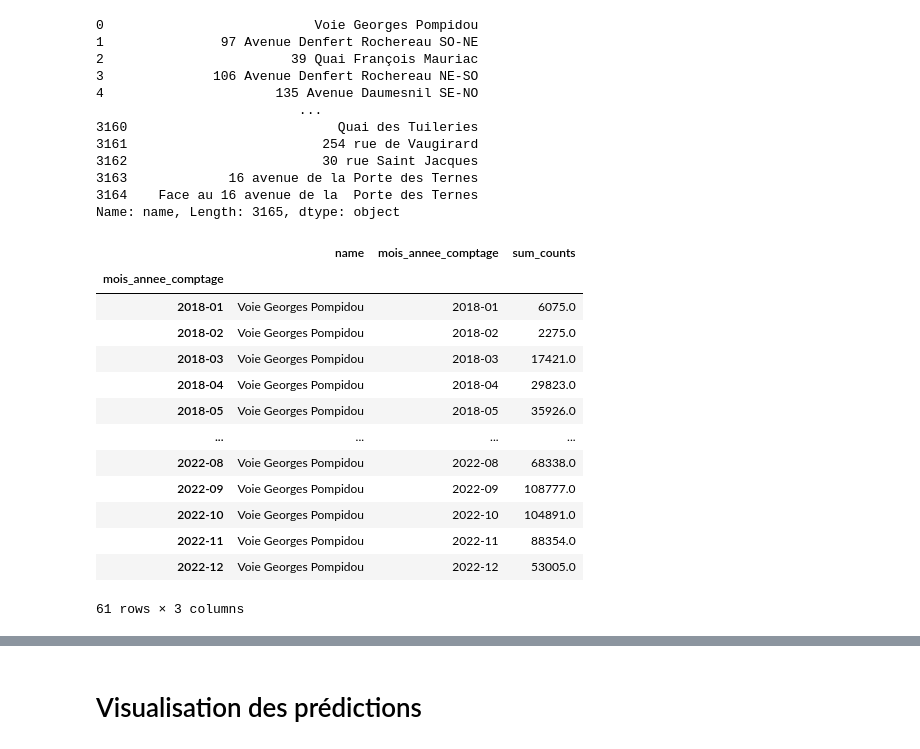
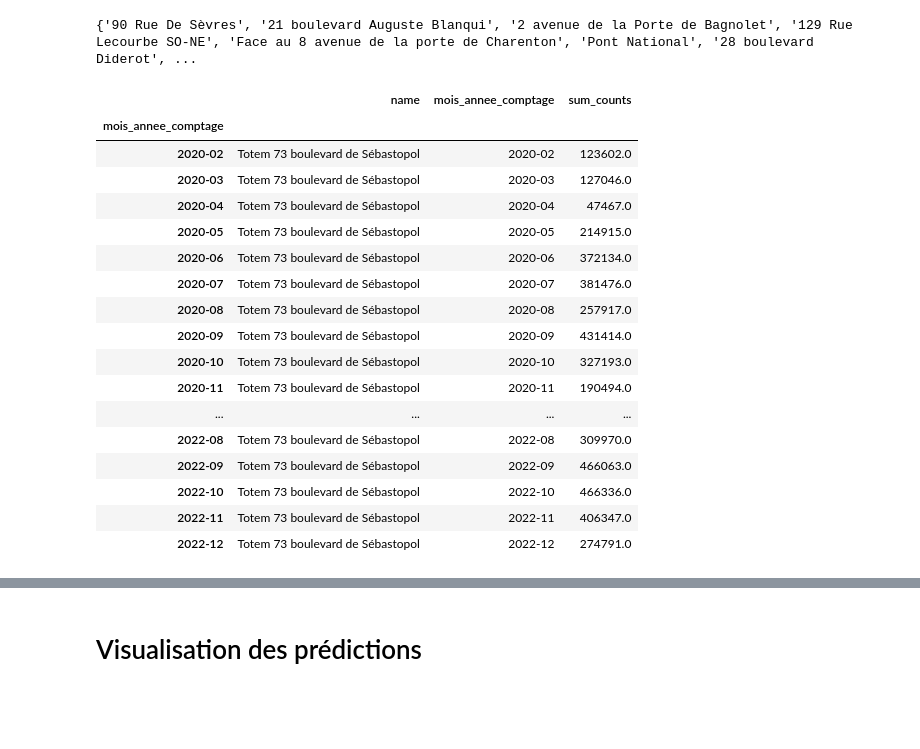
Before and after one commit to hitMaan351/Decision-support-for-cycle-track, a Jupyter notebook: notebooks/prediction_flux.ipynb, the cells around one changed output, grey strips where cells are left out. Cells and saved outputs as stored; diff of their text form; code cells hidden in the pictures; blank space fills up the shorter version.

```diff
--- a/notebooks/prediction_flux.ipynb
+++ b/notebooks/prediction_flux.ipynb
@@ -8,46 +10,40 @@ from statsmodels.tsa.arima.model import ARIMA
 # %%
-df_flux = pd.read_csv("data\input\\traindata.csv", sep = ",")
+df_flux = pd.read_csv(".\\..\dataset\\traindata_flux_compteurs.csv", sep = ",")
 df_flux = df_flux.drop("Unnamed: 0", axis = 1)
+
+df_flux["mois_annee_comptage"] = df_flux["mois_annee_comptage"].apply(lambda x: x[:-3])
+
+## enlever 2023
+df_flux = df_flux.drop(df_flux.index[df_flux["mois_annee_comptage"]== "2023-01"], axis = 0)
-# %%
-## enlever 2023
-
-df_flux = df_flux.drop(df_flux.index[df_flux["mois_annee_comptage"]== "2023-01-01"], axis = 0)
-
-df_flux.name
-# %% [output]
-0                           Voie Georges Pompidou
-1               97 Avenue Denfert Rochereau SO-NE
-2                        39 Quai François Mauriac
-3              106 Avenue Denfert Rochereau NE-SO
-4                      135 Avenue Daumesnil SE-NO
-                          ...
-3160                           Quai des Tuileries
-3161                         254 rue de Vaugirard
-3162                         30 rue Saint Jacques
-3163             16 avenue de la Porte des Ternes
-3164    Face au 16 avenue de la  Porte des Ternes
-Name: name, Length: 3165, dtype: object
+# %%
+print(set(df_flux.name))
+# %% [output]
+{'90 Rue De Sèvres', '21 boulevard Auguste Blanqui', '2 avenue de la Porte de Bagnolet', '129 Rue Lecourbe SO-NE', 'Face au 8 avenue de la porte de Charenton', 'Pont National', '28 boulevard Diderot', ...
 # %%
-df_exemple = df_flux[df_flux["name"] == "Voie Georges Pompidou"]
-df_exemple["mois_annee_comptage"] = df_exemple["mois_annee_comptage"].apply(lambda x: x[:-3])
+street_name = "Totem 73 boulevard de Sébastopol"
+df_exemple = df_flux[df_flux["name"] == street_name]
 df_exemple.index = df_exemple["mois_annee_comptage"]
 # df_exemple = df_exemple.drop(["mois_annee_comptage", "name"], axis = 1)
 df_exemple
 # %% [output]
 |  | name | mois_annee_comptage | sum_counts |
 | mois_annee_comptage |  |  |  |
-| 2018-01 | Voie Georges Pompidou | 2018-01 | 6075.0 |
-| 2018-02 | Voie Georges Pompidou | 2018-02 | 2275.0 |
-| 2018-03 | Voie Georges Pompidou | 2018-03 | 17421.0 |
-| 2018-04 | Voie Georges Pompidou | 2018-04 | 29823.0 |
-| 2018-05 | Voie Georges Pompidou | 2018-05 | 35926.0 |
+| 2020-02 | Totem 73 boulevard de Sébastopol | 2020-02 | 123602.0 |
+| 2020-03 | Totem 73 boulevard de Sébastopol | 2020-03 | 127046.0 |
+| 2020-04 | Totem 73 boulevard de Sébastopol | 2020-04 | 47467.0 |
+| 2020-05 | Totem 73 boulevard de Sébastopol | 2020-05 | 214915.0 |
+| 2020-06 | Totem 73 boulevard de Sébastopol | 2020-06 | 372134.0 |
+| 2020-07 | Totem 73 boulevard de Sébastopol | 2020-07 | 381476.0 |
+| 2020-08 | Totem 73 boulevard de Sébastopol | 2020-08 | 257917.0 |
+| 2020-09 | Totem 73 boulevard de Sébastopol | 2020-09 | 431414.0 |
+| 2020-10 | Totem 73 boulevard de Sébastopol | 2020-10 | 327193.0 |
+| 2020-11 | Totem 73 boulevard de Sébastopol | 2020-11 | 190494.0 |
 | ... | ... | ... | ... |
-| 2022-08 | Voie Georges Pompidou | 2022-08 | 68338.0 |
-| 2022-09 | Voie Georges Pompidou | 2022-09 | 108777.0 |
-| 2022-10 | Voie Georges Pompidou | 2022-10 | 104891.0 |
-| 2022-11 | Voie Georges Pompidou | 2022-11 | 88354.0 |
-| 2022-12 | Voie Georges Pompidou | 2022-12 | 53005.0 |
+| 2022-08 | Totem 73 boulevard de Sébastopol | 2022-08 | 309970.0 |
+| 2022-09 | Totem 73 boulevard de Sébastopol | 2022-09 | 466063.0 |
+| 2022-10 | Totem 73 boulevard de Sébastopol | 2022-10 | 466336.0 |
+| 2022-11 | Totem 73 boulevard de Sébastopol | 2022-11 | 406347.0 |
+| 2022-12 | Totem 73 boulevard de Sébastopol | 2022-12 | 274791.0 |
-61 rows × 3 columns
 # %%
 def get_train_test(pd_data):
 
```
Also changed, not shown: parts of 11 cells of this notebook, 7 other files.
